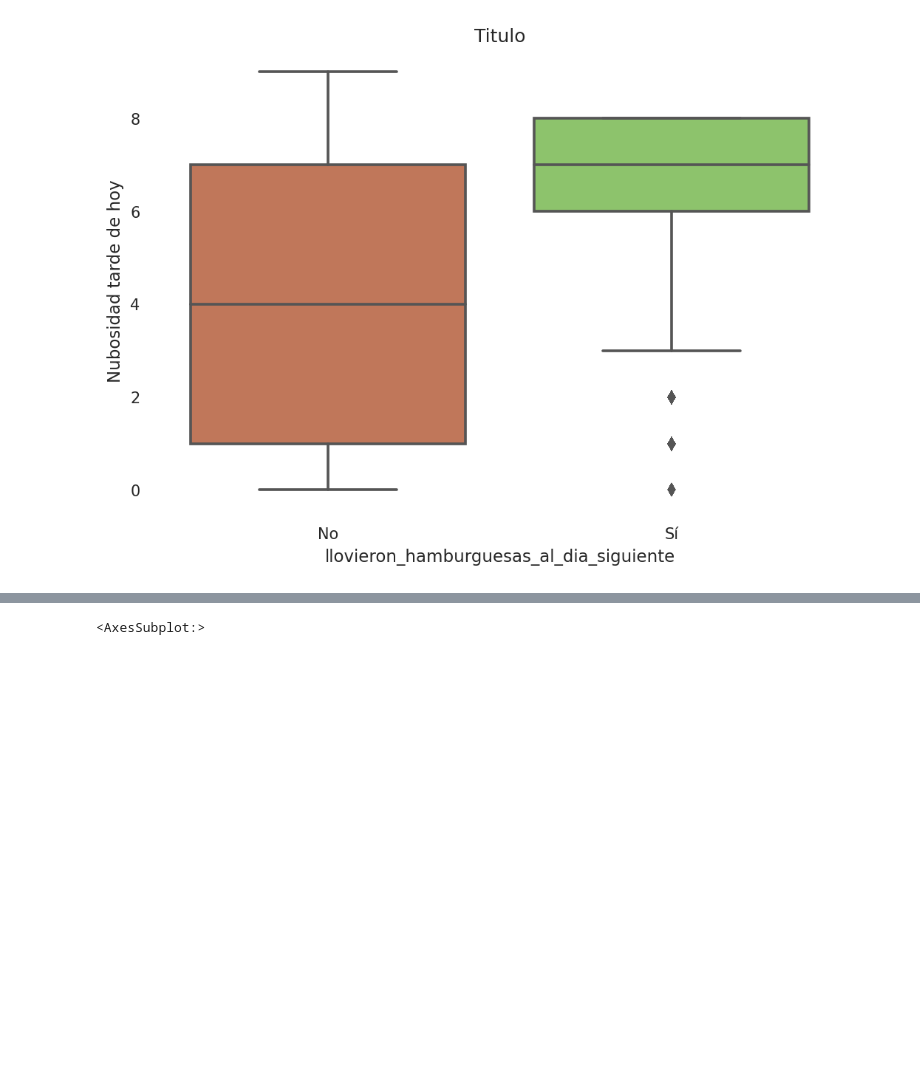
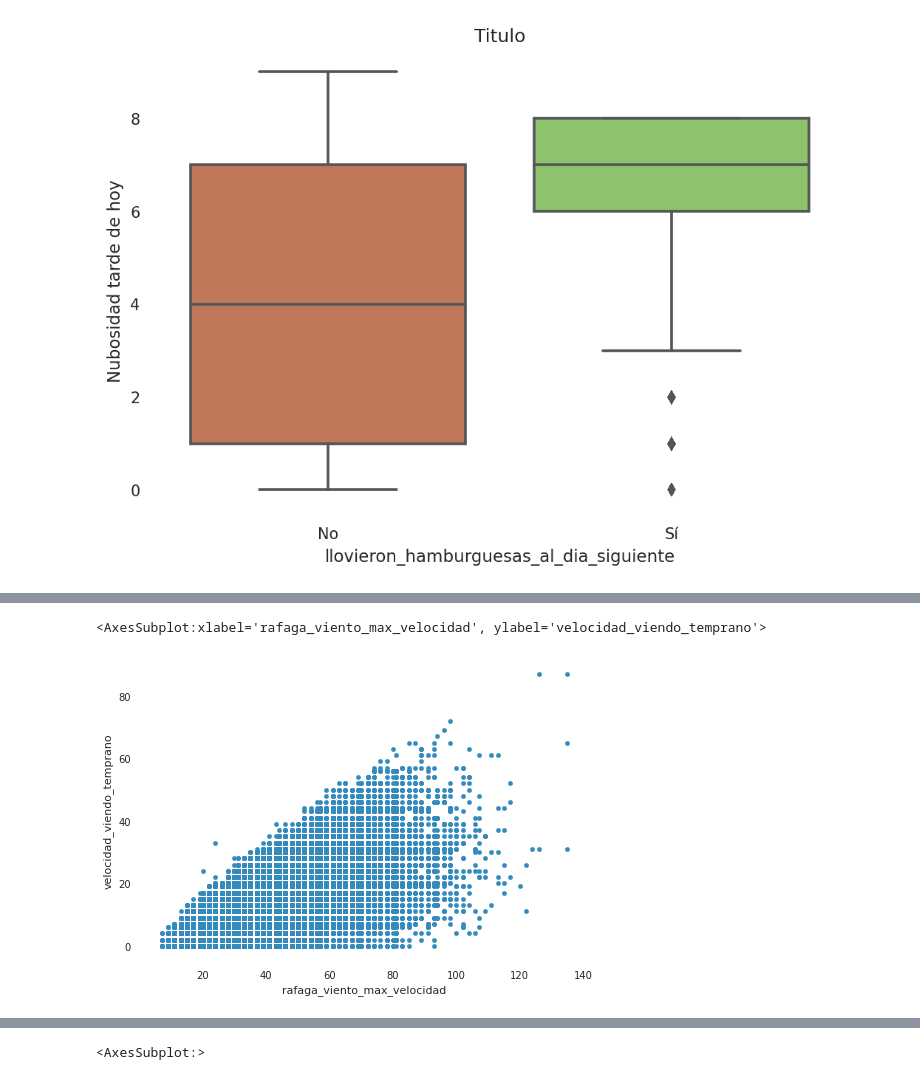
Before and after one commit to aflouret/lluvia-de-hamburguesas, a Jupyter notebook: tp.ipynb, the cells around one changed output, grey strips where cells are left out. Saved outputs shown, nothing was run; the diff lists cells and outputs as text; code cells hidden in the pictures; blank space fills up the shorter version.

```diff
--- a/tp.ipynb
+++ b/tp.ipynb
@@ -371,0 +390,9 @@ plt.show()
+# %%
+df.plot(
+    x='rafaga_viento_max_velocidad',
+    y='velocidad_viendo_temprano',
+    kind='scatter',
+)
+# %% [output]
+<AxesSubplot:xlabel='rafaga_viento_max_velocidad', ylabel='velocidad_viendo_temprano'>
+[figure, added]
```
Also changed, not shown: parts of 71 cells of this notebook.
